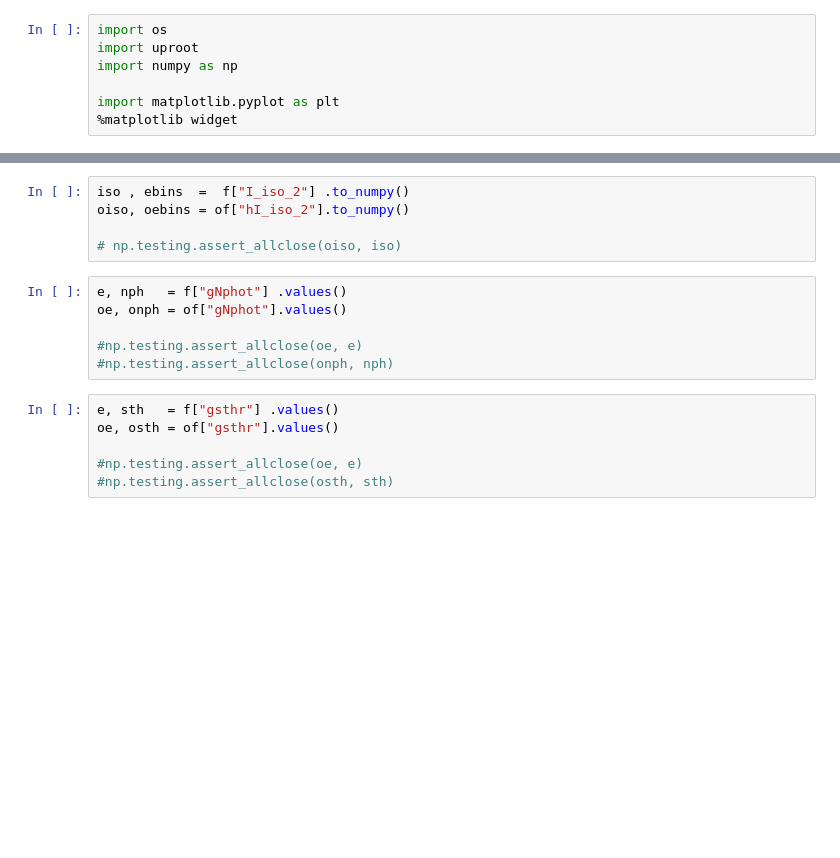
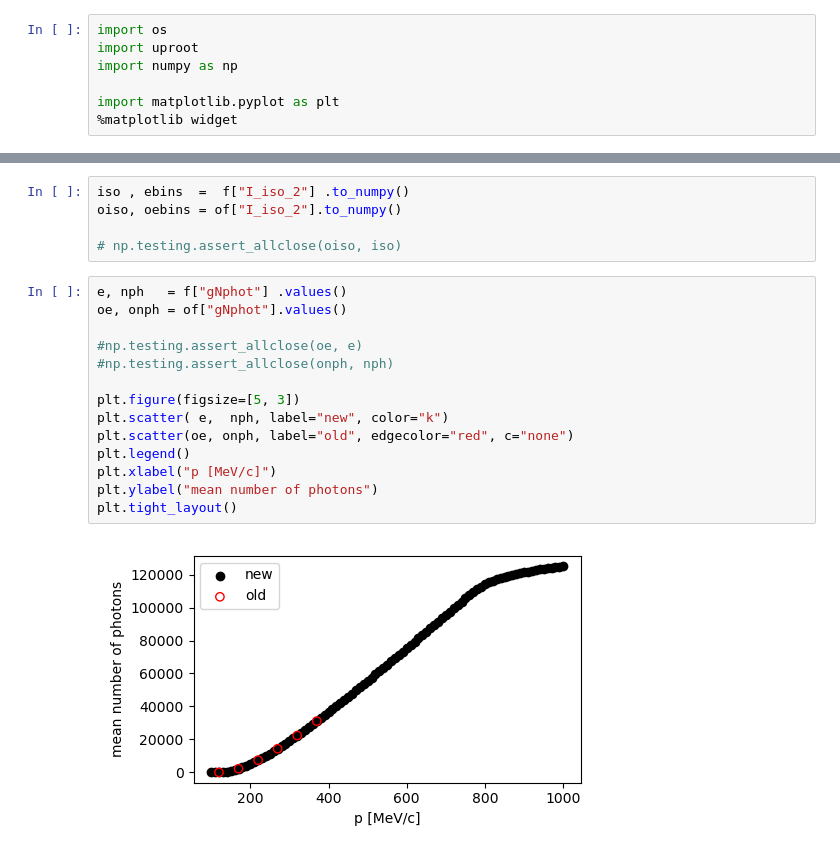
Before and after one commit to lolorestrepo/WCSimFQTuningTools, a Jupyter notebook: CProfiles/Analysis/integrals.ipynb, the cells around one changed output, grey strips where cells are left out. Drawn from its saved outputs; the diff is of its cells as text; blank space fills up the shorter version.

```diff
--- a/CProfiles/Analysis/integrals.ipynb
+++ b/CProfiles/Analysis/integrals.ipynb
@@ -56,17 +52,21 @@ plt.tight_layout()
 # %%
 iso , ebins  =  f["I_iso_2"] .to_numpy()
-oiso, oebins = of["hI_iso_2"].to_numpy()
+oiso, oebins = of["I_iso_2"].to_numpy()
 
 # np.testing.assert_allclose(oiso, iso)
 # %%
 e, nph   = f["gNphot"] .values()
 oe, onph = of["gNphot"].values()
 
 #np.testing.assert_allclose(oe, e)
 #np.testing.assert_allclose(onph, nph)
+
+plt.figure(figsize=[5, 3])
+plt.scatter( e,  nph, label="new", color="k")
+plt.scatter(oe, onph, label="old", edgecolor="red", c="none")
+plt.legend()
+plt.xlabel("p [MeV/c]")
+plt.ylabel("mean number of photons")
+plt.tight_layout()
+# %% [output]
+[figure, added]
-# %%
-e, sth   = f["gsthr"] .values()
-oe, osth = of["gsthr"].values()
-
-#np.testing.assert_allclose(oe, e)
-#np.testing.assert_allclose(osth, sth)
```
Also changed, not shown: parts of 5 cells of this notebook, 16 other files.
